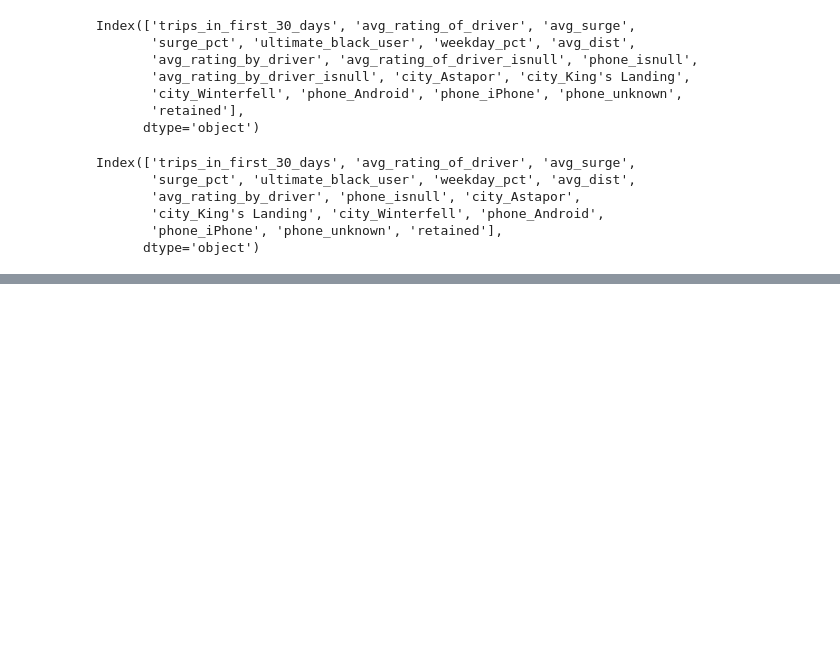
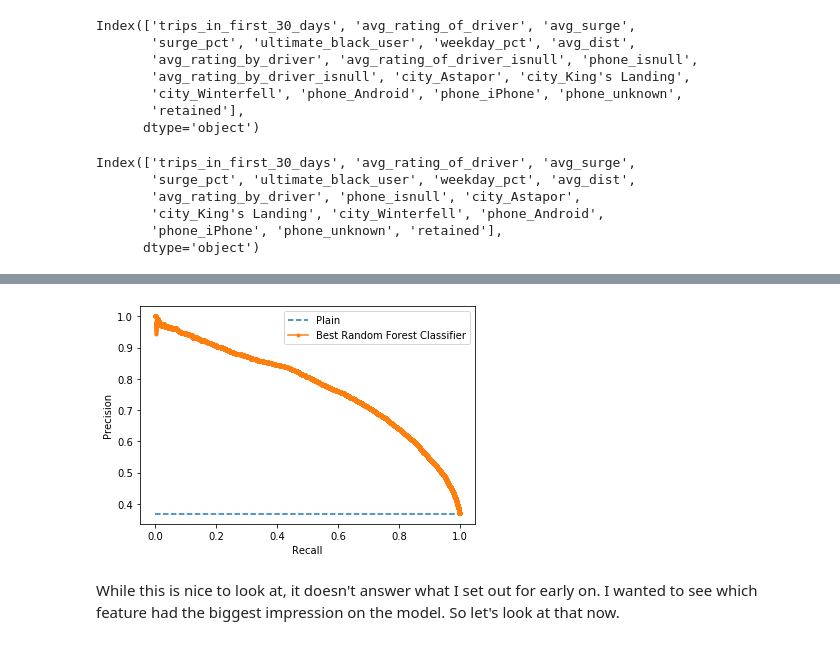
Before and after one commit to ElijahSeeley/Springboard, a Jupyter notebook: Ultimate_Challenge/ultimate_challenge/Part 3 - Predictive Modeling.ipynb, the cells around one changed output, grey strips where cells are left out. Drawn from its saved outputs; the diff is of its cells as text; code cells hidden in the pictures; blank space fills up the shorter version.

```diff
--- a/Ultimate_Challenge/ultimate_challenge/Part 3 - Predictive Modeling.ipynb
+++ b/Ultimate_Challenge/ultimate_challenge/Part 3 - Predictive Modeling.ipynb
@@ -509,0 +710,12 @@ Index(['trips_in_first_30_days', 'avg_rating_of_driver', 'avg_surge',
+# %%
+plain = len(y_test[y_test==1]) / len(y_test)
+plt.plot([0, 1], [plain, plain], linestyle='--', label='Plain')
+plt.plot(clf_rfc_recall, clf_rfc_precision, marker='.', label='Best Random Forest Classifier')
+plt.xlabel('Recall')
+plt.ylabel('Precision')
+plt.legend()
+plt.show()
+# %% [output]
+[figure, added]
+# %% [markdown]
+While this is nice to look at, it doesn't answer what I set out for early on. I wanted to see which feature had the biggest impression on the model. So let's look at that now.
```
Also changed, not shown: parts of 30 cells of this notebook.
